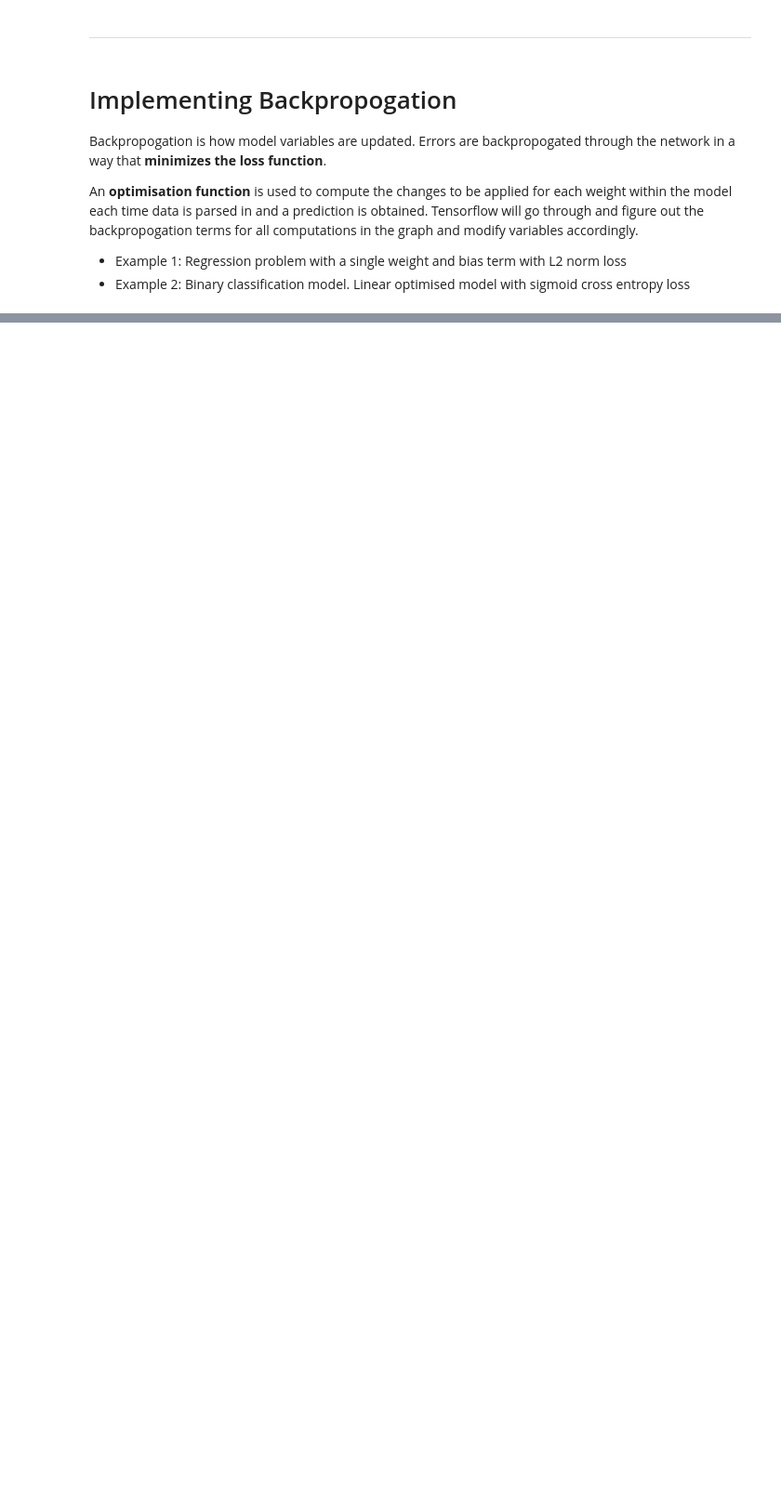
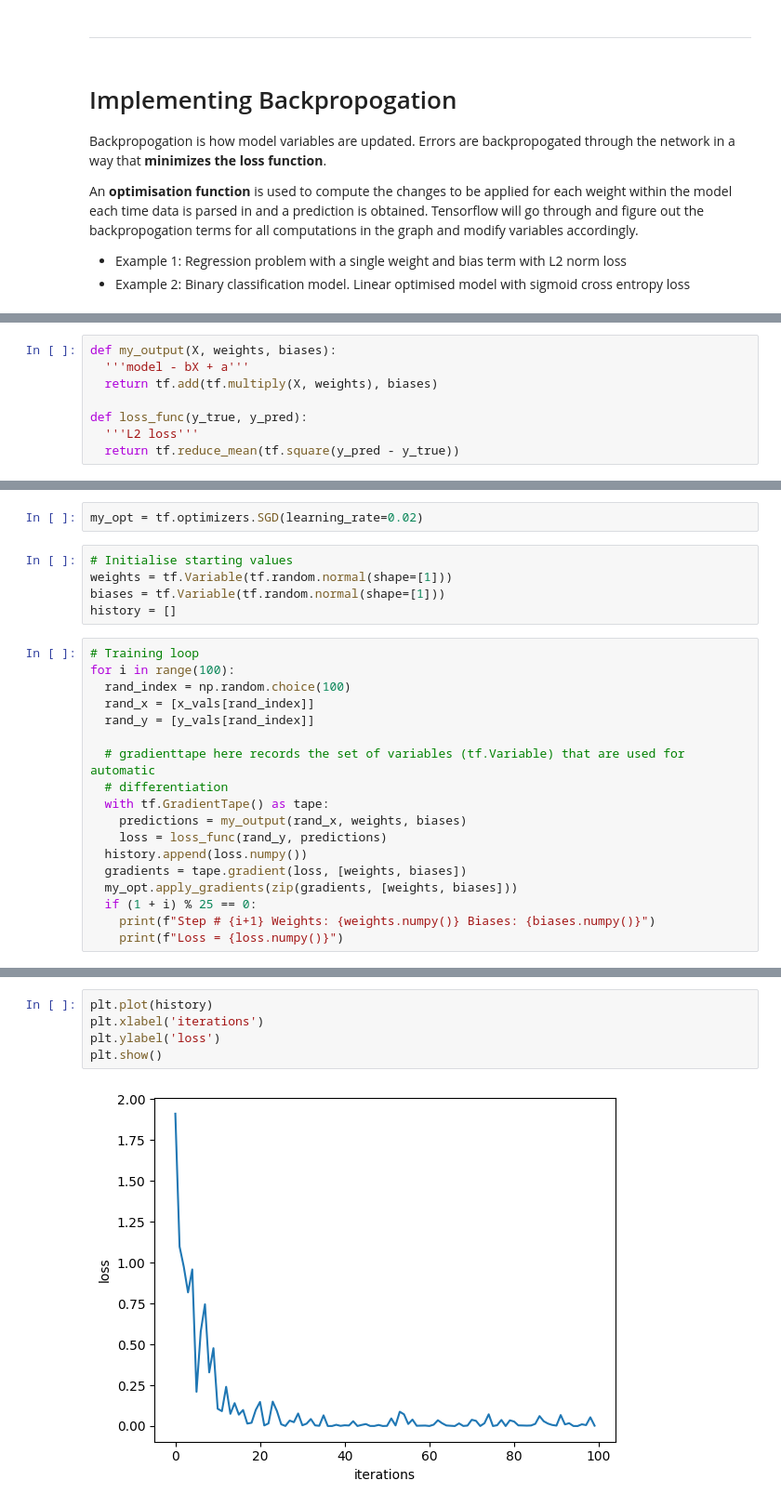
Before and after one commit to minimartzz/tensorflow-cookbook, a Jupyter notebook: ch2 tensorflow way/tensorflow-way.ipynb, the cells around one changed output, grey strips where cells are left out. Shown at 93% size. Saved outputs shown, nothing was run; the diff lists cells and outputs as text; blank space fills up the shorter version.

```diff
--- a/ch2 tensorflow way/tensorflow-way.ipynb
+++ b/ch2 tensorflow way/tensorflow-way.ipynb
@@ -407,0 +410,8 @@ pg 94
+# %%
+def my_output(X, weights, biases):
+  '''model - bX + a'''
+  return tf.add(tf.multiply(X, weights), biases)
+
+def loss_func(y_true, y_pred):
+  '''L2 loss'''
+  return tf.reduce_mean(tf.square(y_pred - y_true))
@@ -407,0 +422,25 @@ pg 94
+# %%
+my_opt = tf.optimizers.SGD(learning_rate=0.02)
+# %%
+# Initialise starting values
+weights = tf.Variable(tf.random.normal(shape=[1]))
+biases = tf.Variable(tf.random.normal(shape=[1]))
+history = []
+# %%
+# Training loop
+for i in range(100):
+  rand_index = np.random.choice(100)
+  rand_x = [x_vals[rand_index]]
+  rand_y = [y_vals[rand_index]]
+
+  # gradienttape here records the set of variables (tf.Variable) that are used for automatic
+  # differentiation
+  with tf.GradientTape() as tape:
+    predictions = my_output(rand_x, weights, biases)
+    loss = loss_func(rand_y, predictions)
+  history.append(loss.numpy())
+  gradients = tape.gradient(loss, [weights, biases])
+  my_opt.apply_gradients(zip(gradients, [weights, biases]))
+  if (1 + i) % 25 == 0:
+    print(f"Step # {i+1} Weights: {weights.numpy()} Biases: {biases.numpy()}")
+    print(f"Loss = {loss.numpy()}")
@@ -407,0 +462,7 @@ pg 94
+# %%
+plt.plot(history)
+plt.xlabel('iterations')
+plt.ylabel('loss')
+plt.show()
+# %% [output]
+[figure, added]
```
Also changed, not shown: parts of 12 cells of this notebook.
